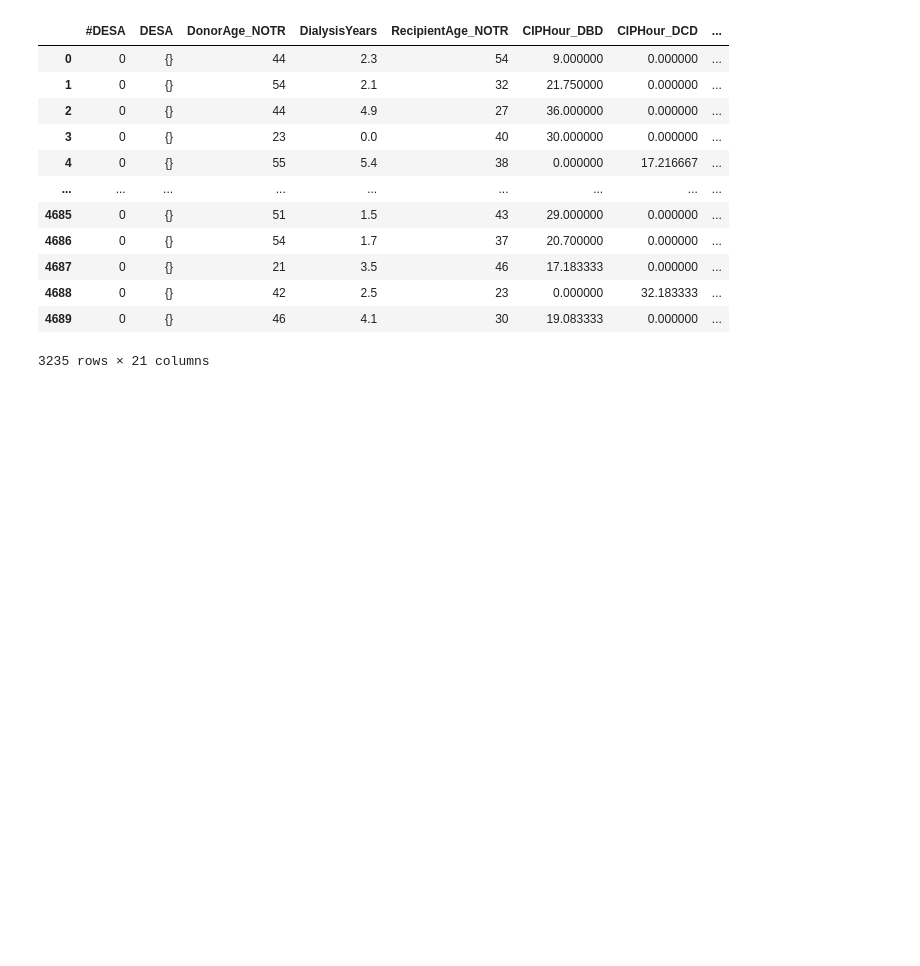
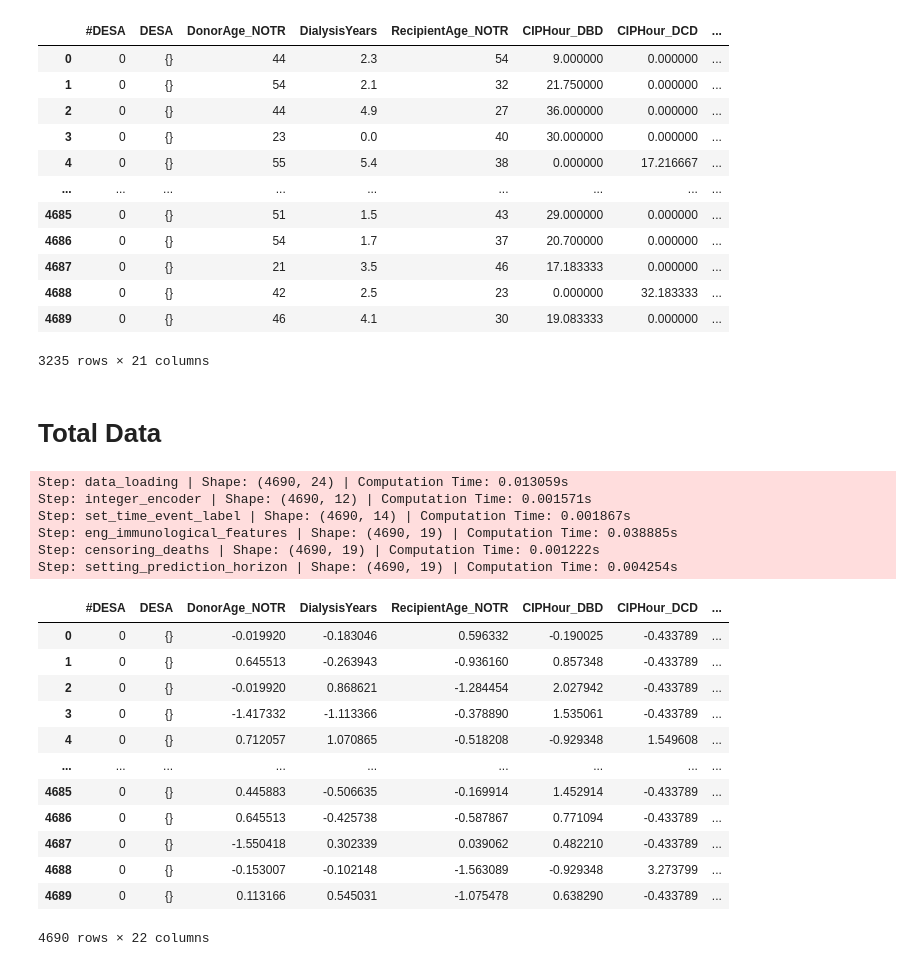
Before and after one commit to umcu-stride/desa_paper, a Jupyter notebook: Notebooks/CoxProportionalHazard/desa_relevant_cph.ipynb, the cells around one changed output. Saved outputs shown, nothing was run; the diff lists cells and outputs as text; code cells hidden in the pictures; blank space fills up the shorter version.

```diff
--- a/Notebooks/CoxProportionalHazard/desa_relevant_cph.ipynb
+++ b/Notebooks/CoxProportionalHazard/desa_relevant_cph.ipynb
@@ -447,3 +433,61 @@ df_treat_group
 | 4688 | 0 | {} | 42 | 2.5 | 23 | 0.000000 | 32.183333 | ... |
 | 4689 | 0 | {} | 46 | 4.1 | 30 | 19.083333 | 0.000000 | ... |
 3235 rows × 21 columns
+# %% [markdown]
+# Total Data
+# %%
+path = '~/Repos/STRIDE/STRIDE-Analytics/data/20210614-mismatch_ep_db-extended.pickle'
+donor_type = None
+status = 'All'
+num_col = ['DonorAge_NOTR', 'DialysisYears', 'RecipientAge_NOTR', 'CIPHour_DBD', 'CIPHour_DCD']
+
+df = (
+    data_loading(path)
+    # .pipe(start_pipeline, status, donor_type)
+    .pipe(keeping_features,
+        'Failure',
+        'Survival[Y]',
+        'EpvsHLA_Donor',
+        '#DESA',
+        'DESA',
+        'DonorAge_NOTR',
+        'DialysisYears',
+        'RecipientAge_NOTR',
+        'CIPHour_DBD',
+        'CIPHour_DCD' ,
+        'Donor_Type',
+        'IL2rMoAb_T0'
+    )
+    .pipe(integer_encoder, 'IL2rMoAb_T0')
+    .pipe(polynomial_power2, 'DonorAge_NOTR', 'RecipientAge_NOTR')
+    .pipe(set_time_event_label, E='Failure', T='Survival[Y]')
+    .pipe(eng_immunological_features, antibody_epitope=True)
+    .pipe(feature_scaler, num_col + ['DonorAge_NOTR_power2', 'RecipientAge_NOTR_power2'], scaler='standard')
+    .pipe(censoring_deaths)
+    .pipe(setting_prediction_horizon, 10)
+    .rename(columns={'IL2rMoAb_T0':'IL2rMoAb'})
+)
+df = create_treatment_grups(df, [RELEVANT_DESA_BAD])
+# %% [output]
+Step: data_loading | Shape: (4690, 24) | Computation Time: 0.013059s
+Step: integer_encoder | Shape: (4690, 12) | Computation Time: 0.001571s
+Step: set_time_event_label | Shape: (4690, 14) | Computation Time: 0.001867s
+Step: eng_immunological_features | Shape: (4690, 19) | Computation Time: 0.038885s
+Step: censoring_deaths | Shape: (4690, 19) | Computation Time: 0.001222s
+Step: setting_prediction_horizon | Shape: (4690, 19) | Computation Time: 0.004254s
+# %%
+df
+# %% [output]
+|  | #DESA | DESA | DonorAge_NOTR | DialysisYears | RecipientAge_NOTR | CIPHour_DBD | CIPHour_DCD | ... |
+| 0 | 0 | {} | -0.019920 | -0.183046 | 0.596332 | -0.190025 | -0.433789 | ... |
+| 1 | 0 | {} | 0.645513 | -0.263943 | -0.936160 | 0.857348 | -0.433789 | ... |
+| 2 | 0 | {} | -0.019920 | 0.868621 | -1.284454 | 2.027942 | -0.433789 | ... |
+| 3 | 0 | {} | -1.417332 | -1.113366 | -0.378890 | 1.535061 | -0.433789 | ... |
+| 4 | 0 | {} | 0.712057 | 1.070865 | -0.518208 | -0.929348 | 1.549608 | ... |
+| ... | ... | ... | ... | ... | ... | ... | ... | ... |
+| 4685 | 0 | {} | 0.445883 | -0.506635 | -0.169914 | 1.452914 | -0.433789 | ... |
+| 4686 | 0 | {} | 0.645513 | -0.425738 | -0.587867 | 0.771094 | -0.433789 | ... |
+| 4687 | 0 | {} | -1.550418 | 0.302339 | 0.039062 | 0.482210 | -0.433789 | ... |
+| 4688 | 0 | {} | -0.153007 | -0.102148 | -1.563089 | -0.929348 | 3.273799 | ... |
+| 4689 | 0 | {} | 0.113166 | 0.545031 | -1.075478 | 0.638290 | -0.433789 | ... |
+4690 rows × 22 columns
```
Also changed, not shown: parts of 12 cells of this notebook, 2 other files.
